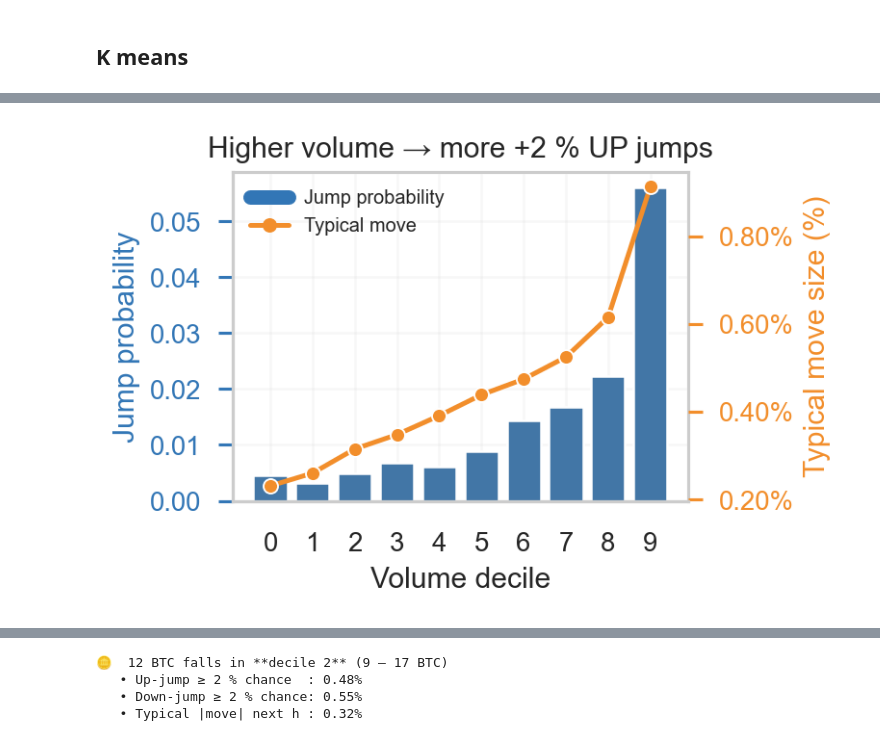
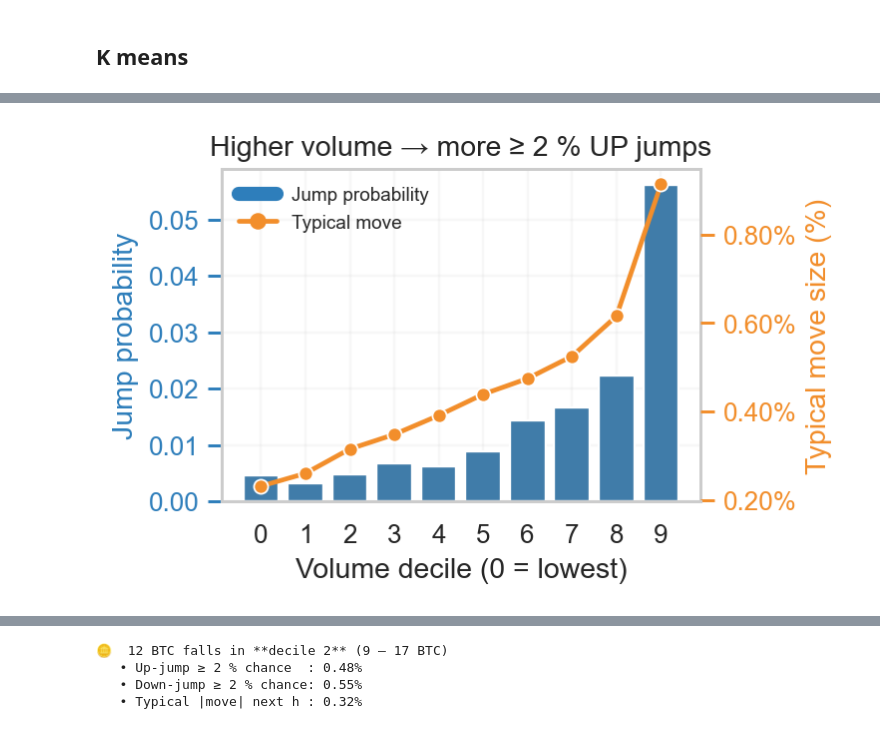
Before and after one commit to Stevenberger1/Stock-Market-Prediction, a Jupyter notebook: data/Statistical_analysis.ipynb, the cells around one changed output, grey strips where cells are left out. Drawn from its saved outputs; the diff is of its cells as text; code cells hidden in the pictures.

```diff
--- a/data/Statistical_analysis.ipynb
+++ b/data/Statistical_analysis.ipynb
@@ -835,18 +415,0 @@ JUMP_TXT = f"Chance of a {BIG_MOVE_SIZE*100:.0f}%-or-bigger price jump"
-# %%
-# %% 1️⃣  LOAD DATA & CREATE FEATURES ──────────────────────────────────────
-df = pd.read_csv(CSV_PATH)          # rows are already time-ordered
-
-# 1. Price change next hour
-df["close_fwd"] = df["close"].shift(-LOOK_AHEAD_HOURS)
-df["abs_change_next"] = (df["close_fwd"] / df["close"] - 1).abs()
-
-# 2. Flag rows where the change is “big”
-df["big_move"] = df["abs_change_next"] >= BIG_MOVE_SIZE
-
-# 3. Log of trading volume  (tiny epsilon avoids log(0))
-df["log_volume"] = np.log(df["Volume BTC"].clip(lower=1e-12))
-
-# 4. Keep rows that have a forward price (last LOOK_AHEAD_HOURS rows drop out)
-df = df[df["abs_change_next"].notna()].copy()
-
-print(f"Final sample: {len(df):,} rows")
@@ -973,67 +416,85 @@ That’s why you see 10 rows (0-9) and several columns (min/median/max volume +
 # %%
-# %% 📦  Up- vs Down-jumps · works with row-ordered data  ────────────────
-THRESH_PCT       = 0.02            # 2 % threshold
-N_DECILES        = 10
-LOOK_AHEAD_HOURS = 1               # shift by rows because rows == hours
+# %% 📊  Up- vs Down-jump probability by volume decile  ──────────────────
+CSV_PATH   = r"C:\Users\ADMIN\Desktop\Coding_projects\stock_market_prediction\Stock-Market-Prediction\data\processed\gemini_btc_data_final_version.csv"
+START_TS   = "2015-10-08 14:00:00"   # first row’s hour if file lacks dates
+PRICE_COL  = "close"
+VOL_COL    = "Volume BTC"
+THRESH_PCT = 0.02                    # jump ≥ 2 %
+N_DECILES  = 10
+LOOK_AHEAD = 1                       # next hour
 
-import numpy as np, pandas as pd, seaborn as sns, matplotlib.pyplot as plt
+import pandas as pd, numpy as np, re, seaborn as sns, matplotlib.pyplot as plt
 import matplotlib.ticker as mtick
+sns.set_theme(style="whitegrid")
 
-# 1️⃣  build forward %-move (signed) if missing
-if "pct_move" not in df.columns:
-    close_fwd      = df["close"].shift(-LOOK_AHEAD_HOURS)
-    df["pct_move"] = (close_fwd / df["close"] - 1)          # signed %
-    df = df.dropna(subset=["pct_move"])                     # last rows lack look-ahead
+# ── 1. load CSV & build timestamp index if missing ─────────────────────
+raw = pd.read_csv(CSV_PATH)
+date_col = next((c for c in raw.columns if re.search(r"(date|time|stamp)", c, re.I)), None)
 
-# 2️⃣  up / down flags + log(volume)
+if date_col:
+    raw[date_col] = pd.to_datetime(raw[date_col], errors="coerce")
+    df = (raw.dropna(subset=[date_col])
+              .set_index(date_col)
+              .sort_index())
+else:
+    df = raw.set_index(
+        pd.date_range(START_TS, periods=len(raw), freq="H")
+    )
+
+# ── 2. feature engineering ─────────────────────────────────────────────
+df["pct_move"] = df[PRICE_COL].shift(-LOOK_AHEAD).div(df[PRICE_COL]).sub(1)
+df.dropna(subset=["pct_move"], inplace=True)
+
 df["up_jump"]   = df["pct_move"] >=  THRESH_PCT
 df["down_jump"] = df["pct_move"] <= -THRESH_PCT
-df["log_volume"] = np.log(df["Volume BTC"].clip(lower=1e-12))
+df["abs_move"]  = df["pct_move"].abs()
+df["log_vol"]   = np.log(df[VOL_COL].clip(lower=1e-12))
 
-def decile_table(flag):
-    dec = pd.qcut(df["log_volume"], N_DECILES, labels=False)
+# ── 3. decile stats helper ─────────────────────────────────────────────
+def make_table(flag):
+    dec = pd.qcut(df["log_vol"], N_DECILES, labels=False)
     return (df.assign(decile=dec)
               .groupby("decile", observed=True)
               .agg(jump_prob = (flag, "mean"),
-                   avg_move  = ("pct_move", lambda x: x.abs().mean()))
+                   avg_move  = ("abs_move", "mean"))
               .reset_index())
 
-tab_up   = decile_table("up_jump")
-tab_down = decile_table("down_jump")
+tab_up   = make_table("up_jump")
+tab_down = make_table("down_jump")
 
-# 3️⃣  plotting helper
+# ── 4. plotting helper ─────────────────────────────────────────────────
 def plot_deciles(tbl, title, bar_c, line_c):
-    fig, ax1 = plt.subplots(figsize=(4.5,3), dpi=180)
+    fig, ax1 = plt.subplots(figsize=(4.6,3), dpi=170)
     ax2 = ax1.twinx()
 
     sns.barplot(x="decile", y="jump_prob", data=tbl,
                 color=bar_c, edgecolor="white", ax=ax1, zorder=2)
     sns.lineplot(x="decile", y="avg_move", data=tbl,
                  marker="o", lw=2, color=line_c, ax=ax2, zorder=3)
 
-    ax1.set_xlabel("Volume decile")
+    ax1.set_xlabel("Volume decile (0 = lowest)")
     ax1.set_ylabel("Jump probability", color=bar_c)
     ax2.set_ylabel("Typical move size (%)", color=line_c)
-    ax2.yaxis.set_major_formatter(mtick.PercentFormatter(xmax=1))
+    ax2.yaxis.set_major_formatter(mtick.PercentFormatter(1))
 
     ax1.grid(alpha=.15); ax2.grid(False)
     ax2.spines["right"].set_visible(False); ax1.spines["top"].set_visible(False)
     ax1.tick_params(axis="y", colors=bar_c); ax2.tick_params(axis="y", colors=line_c)
 
     ax1.plot([],[], lw=6, color=bar_c, label="Jump probability")
     ax1.plot([],[], lw=2, marker="o", color=line_c, label="Typical move")
     ax1.legend(frameon=False, fontsize=8, loc="upper left")
     ax1.set_title(title, pad=6)
 
     plt.tight_layout(); plt.show()
 
-# 4️⃣  draw the two graphs
+# ── 5. draw the two charts ─────────────────────────────────────────────
 plot_deciles(tab_up,
-             "Higher volume → more +2 % UP jumps",
-             bar_c="#3276b6", line_c="#f28e2b")
+             "Higher volume → more ≥ 2 % UP jumps",
+             bar_c="#2E7EBB", line_c="#F28E2B")
 
 plot_deciles(tab_down,
-             "Higher volume → more –2 % DOWN jumps",
-             bar_c="#c44e52", line_c="#59a14f")
+             "Higher volume → more ≤ 2 % DOWN jumps",
+             bar_c="#C44E52", line_c="#59A14F")
 # %% [output]
-[figure, old version]
+[figure, new version]
```
Also changed, not shown: parts of 40 cells of this notebook.
